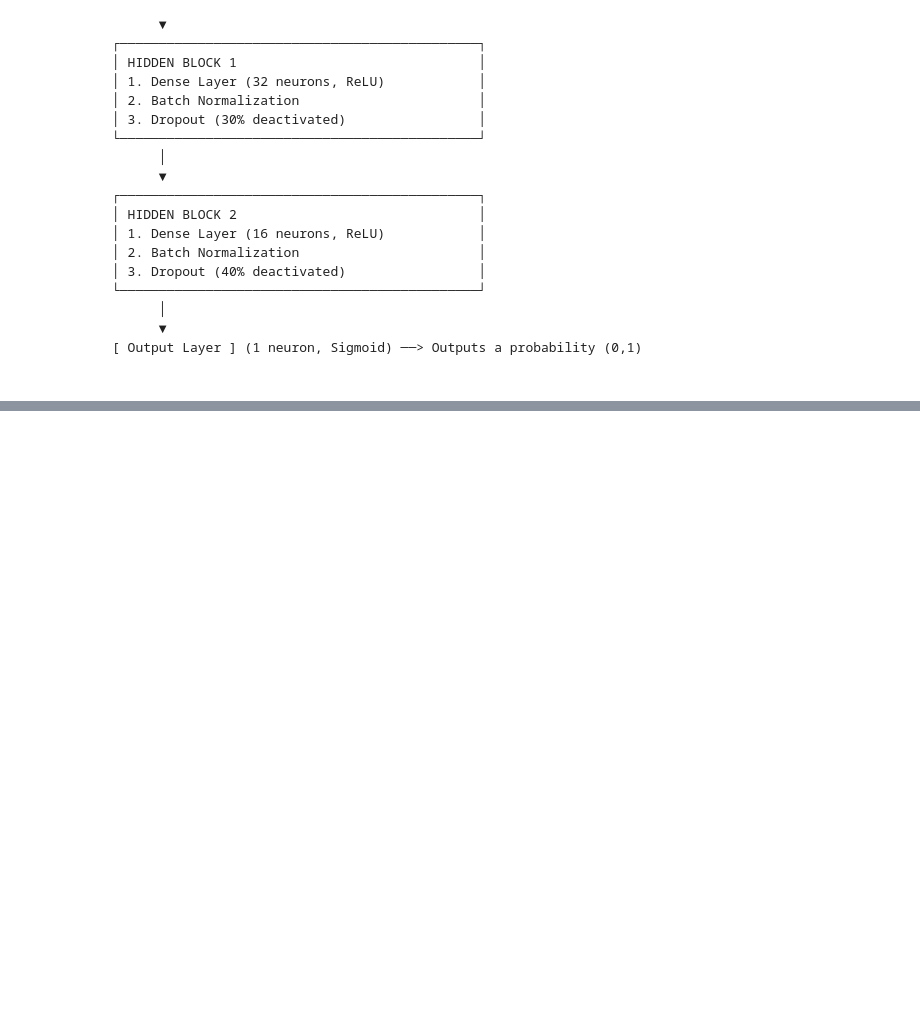
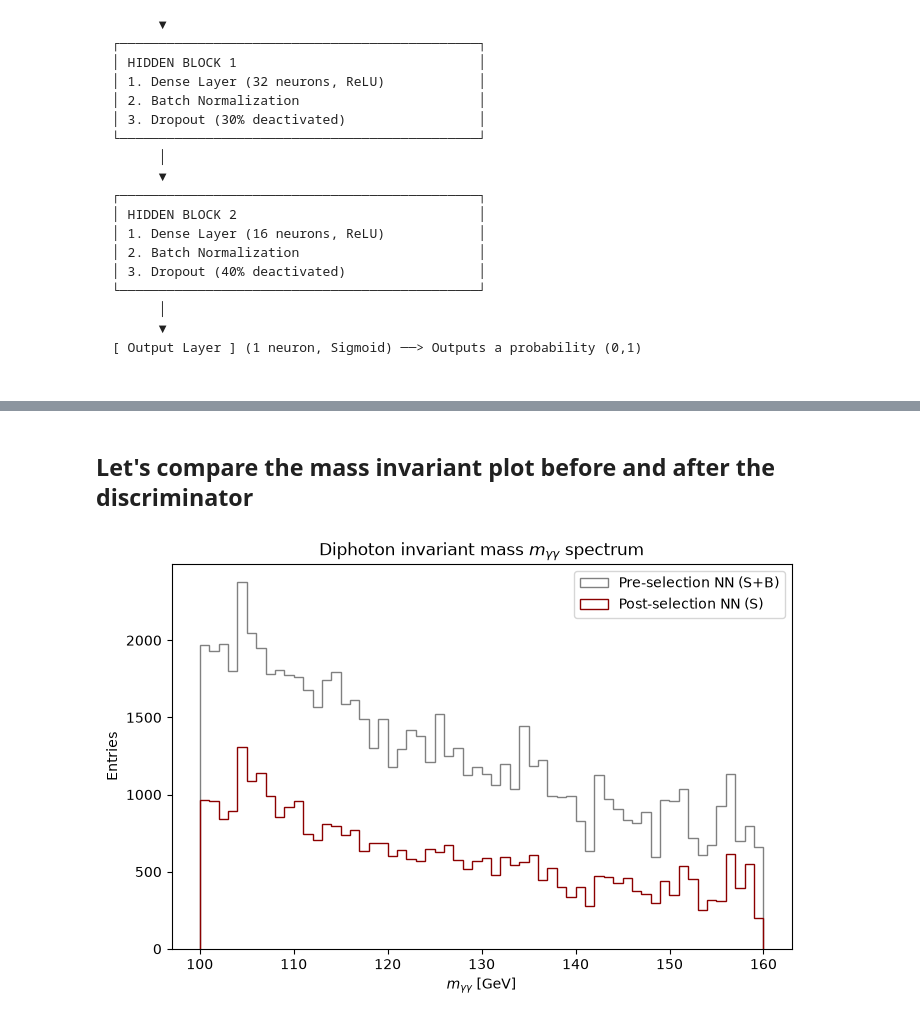
Before and after one commit to alessandrofoglizzo/DAML_project, a Jupyter notebook: Hgammagamma.ipynb, the cells around one changed output, grey strips where cells are left out. Cells and saved outputs as stored; diff of their text form; code cells hidden in the pictures; blank space fills up the shorter version.

```diff
--- a/Hgammagamma.ipynb
+++ b/Hgammagamma.ipynb
@@ -671,0 +717,20 @@ if __name__ == "__main__":
+# %% [markdown]
+## Let's compare the mass invariant plot before and after the discriminator
+# %%
+binning = 60
+signal_mask = y_pred_prob > 0.5
+
+fig, ax = plt.subplots(1, 1, figsize=(8,5))
+
+ax.hist(mass_test, weights=w_test, bins=binning,
+        histtype="step", label="Pre-selection NN (S+B)", color="gray")
+ax.hist(mass_test[signal_mask], weights=w_test[signal_mask],
+        bins=binning, histtype="step", label="Post-selection NN (S)", color="darkred")
+
+ax.set_xlabel(r"$m_{\gamma\gamma}$ [GeV]")
+ax.set_ylabel("Entries")
+ax.set_title(r"Diphoton invariant mass $m_{\gamma\gamma}$ spectrum")
+ax.legend()
+plt.show()
+# %% [output]
+[figure, added]
```
Also changed, not shown: parts of 12 cells of this notebook.
